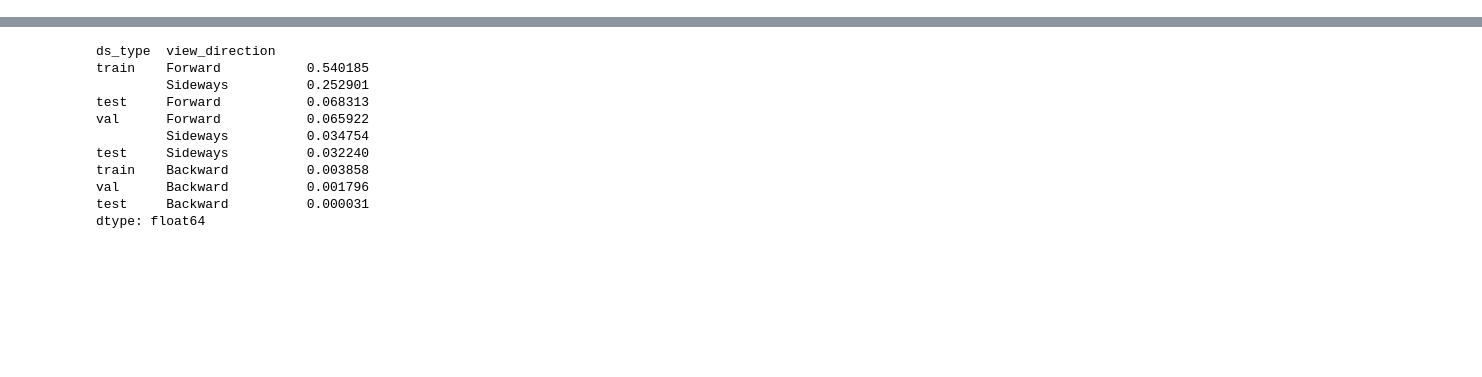
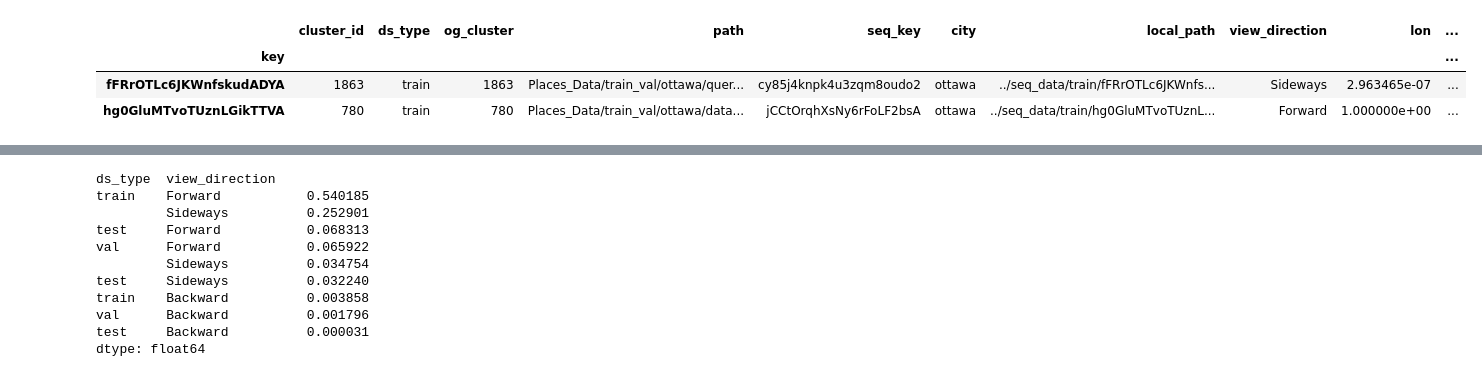
Before and after one commit to MockaWolke/SVI_Model_ToolBox, a Jupyter notebook: view_directions_sequence/training/wtf.ipynb, the cells around one changed output, grey strips where cells are left out. Saved outputs shown, nothing was run; the diff lists cells and outputs as text; code cells hidden in the pictures; blank space fills up the shorter version.

```diff
--- a/view_directions_sequence/training/wtf.ipynb
+++ b/view_directions_sequence/training/wtf.ipynb
@@ -42,0 +48,8 @@ preds = model.predict(ds,verbose=1)
+# %%
+df.sort_values("losses",ascending = False,inplace = True)
+df.head(2)
+# %% [output]
+|  | cluster_id | ds_type | og_cluster | path | seq_key | city | local_path | view_direction | lon | ... |
+| key |  |  |  |  |  |  |  |  |  | ... |
+| fFRrOTLc6JKWnfskudADYA | 1863 | train | 1863 | Places_Data/train_val/ottawa/quer... | cy85j4knpk4u3zqm8oudo2 | ottawa | ../seq_data/train/fFRrOTLc6JKWnfs... | Sideways | 2.963465e-07 | ... |
+| hg0GluMTvoTUznLGikTTVA | 780 | train | 780 | Places_Data/train_val/ottawa/data... | jCCtOrqhXsNy6rFoLF2bsA | ottawa | ../seq_data/train/hg0GluMTvoTUznL... | Forward | 1.000000e+00 | ... |
```
Also changed, not shown: parts of 14 cells of this notebook, 1 other file.
